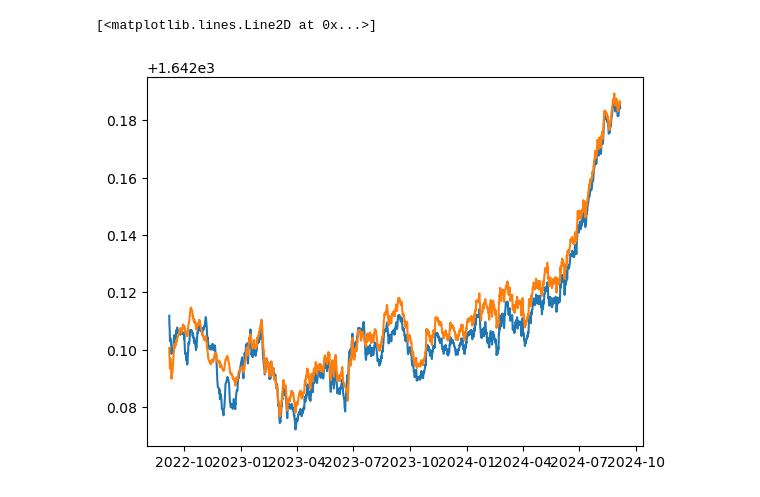
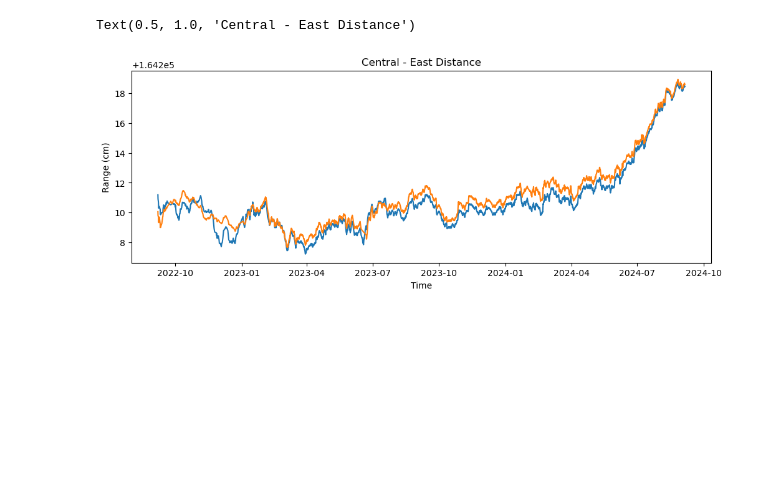
Before and after one commit to MaleenKidiwela/AxialFetch, a Jupyter notebook: Axial Modeling East.ipynb, the cells around one changed output. Cells and saved outputs as stored; diff of their text form; code cells hidden in the pictures; blank space fills up the shorter version.

```diff
--- a/Axial Modeling East.ipynb
+++ b/Axial Modeling East.ipynb
@@ -222,10 +222,14 @@ df_var
 3819 rows × 5 columns
 # %%
-plt.plot(df_var['Record Time'],df_var['d1'])
-plt.plot(df_var['Record Time'],df_var['d2'])
+plt.figure(figsize=(12, 4))
+plt.plot(df_var['Record Time'],df_var['d1']*100)
+plt.plot(df_var['Record Time'],df_var['d2']*100)
+plt.xlabel("Time")
+plt.ylabel("Range (cm)")
+plt.title("Central - East Distance")
 # %% [output]
-[<matplotlib.lines.Line2D at 0x...>]
+Text(0.5, 1.0, 'Central - East Distance')
-[figure, old version]
+[figure, new version]
 # %%
 import numpy as np
 
```
Also changed, not shown: parts of 20 cells of this notebook, 16 other files.
